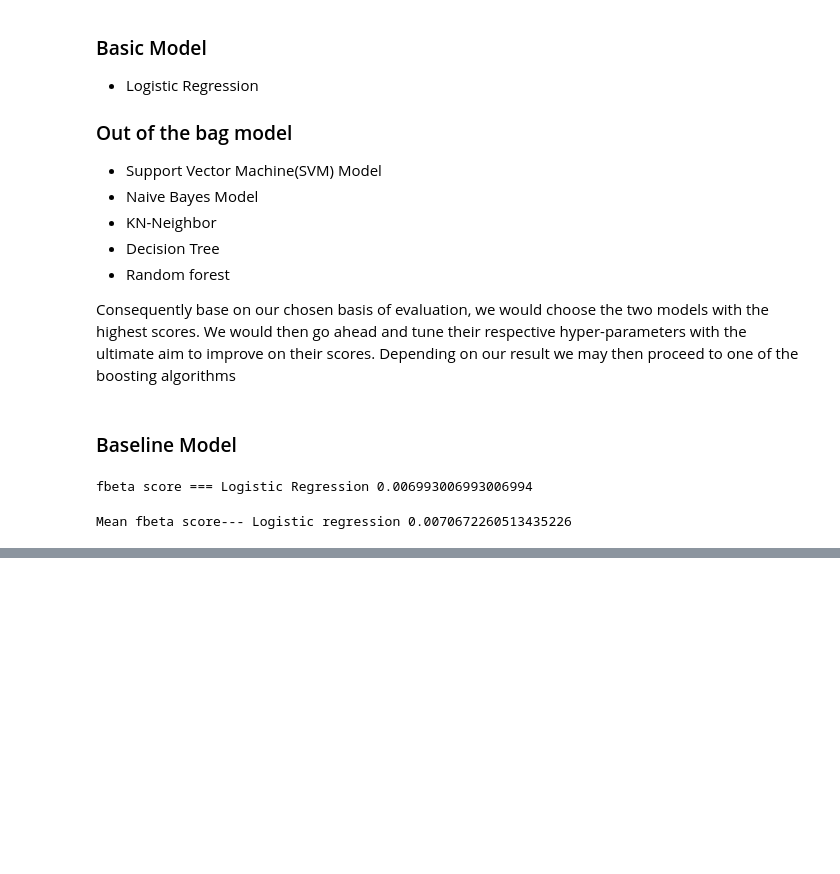
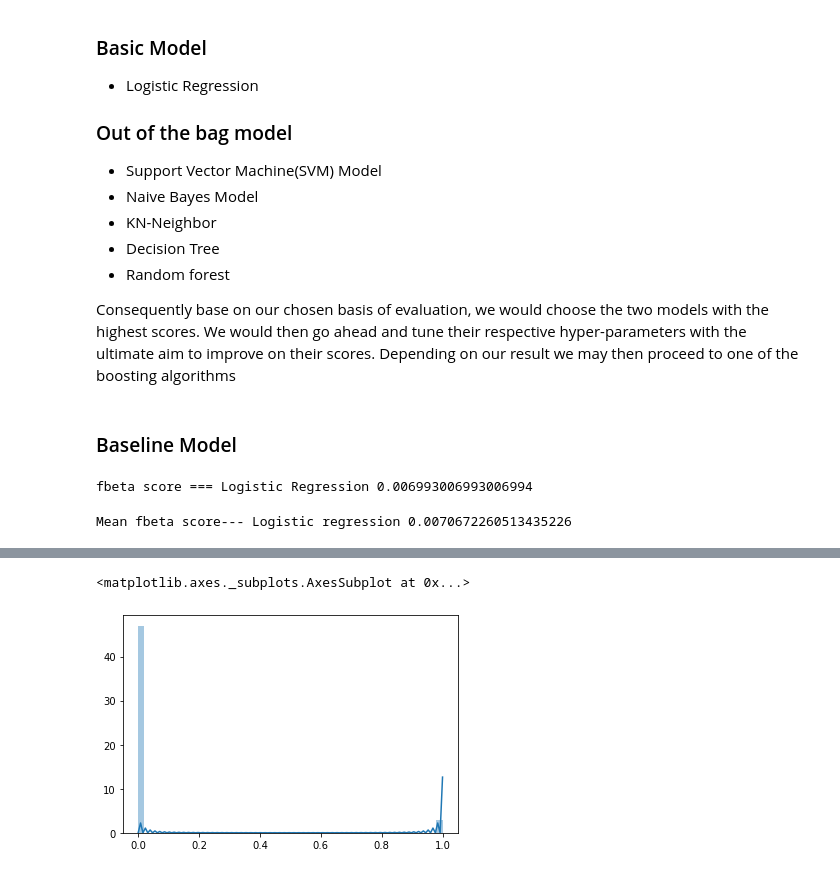
Before and after one commit to ajakaiye33/Data_Science_Proj, a Jupyter notebook: data_science_cap/Project_2.ipynb, the cells around one changed output, grey strips where cells are left out. Saved outputs shown, nothing was run; the diff lists cells and outputs as text; code cells hidden in the pictures; blank space fills up the shorter version.

```diff
--- a/data_science_cap/Project_2.ipynb
+++ b/data_science_cap/Project_2.ipynb
@@ -373,0 +429,6 @@ we would build the five models with the two version of our data
+# %%
+# clearly the class is imbalance
+sns.distplot(Y);
+# %% [output]
+<matplotlib.axes._subplots.AxesSubplot at 0x...>
+[figure, added]
```
Also changed, not shown: parts of 13 cells of this notebook.
